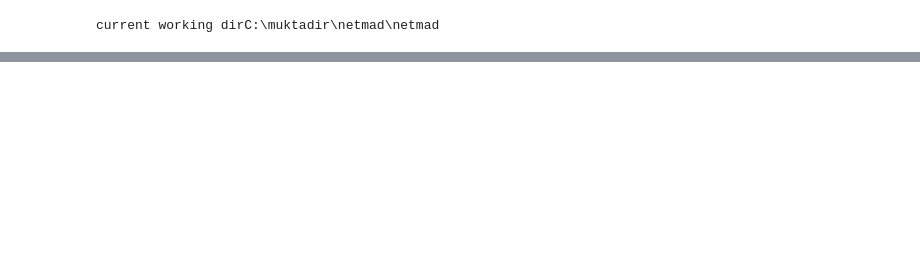
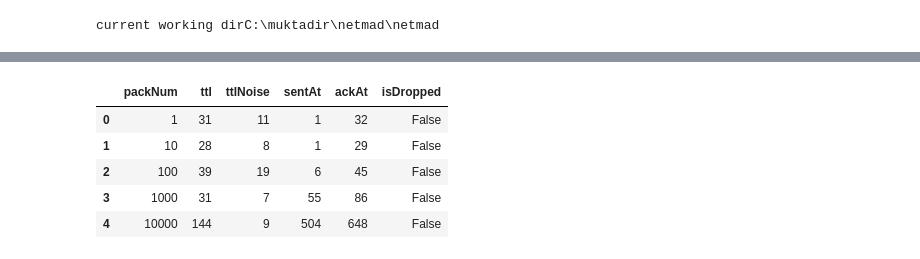
Before and after one commit to adhocmaster/netmad, a Jupyter notebook: notebooks/simulation-1.ipynb, the cells around one changed output, grey strips where cells are left out. Cells and saved outputs as stored; diff of their text form; code cells hidden in the pictures; blank space fills up the shorter version.

```diff
--- a/notebooks/simulation-1.ipynb
+++ b/notebooks/simulation-1.ipynb
@@ -84,5 +91,14 @@ plt.show()
 from sim.AnalyzerTools import AnalyzerTools
 analyzerTools = AnalyzerTools()
 dfPackets = analyzerTools.createDfFromPackets(sender.ackedPackets)
+# %%
+dfPackets.head()
+# %% [output]
+|  | packNum | ttl | ttlNoise | sentAt | ackAt | isDropped |
+| 0 | 1 | 31 | 11 | 1 | 32 | False |
+| 1 | 10 | 28 | 8 | 1 | 29 | False |
+| 2 | 100 | 39 | 19 | 6 | 45 | False |
+| 3 | 1000 | 31 | 7 | 55 | 86 | False |
+| 4 | 10000 | 144 | 9 | 504 | 648 | False |
 # %%
 dfStats = analyzerTools.getStatsPerTimeStep(dfPackets)
```
Also changed, not shown: parts of 14 cells of this notebook, 3 other files.
